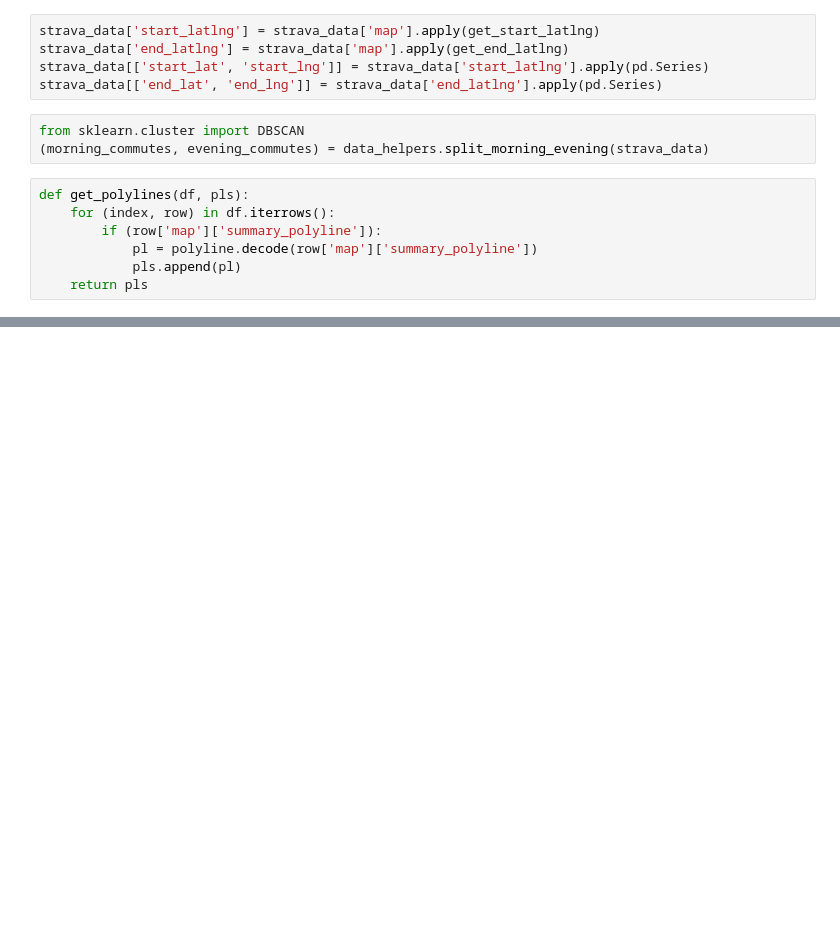
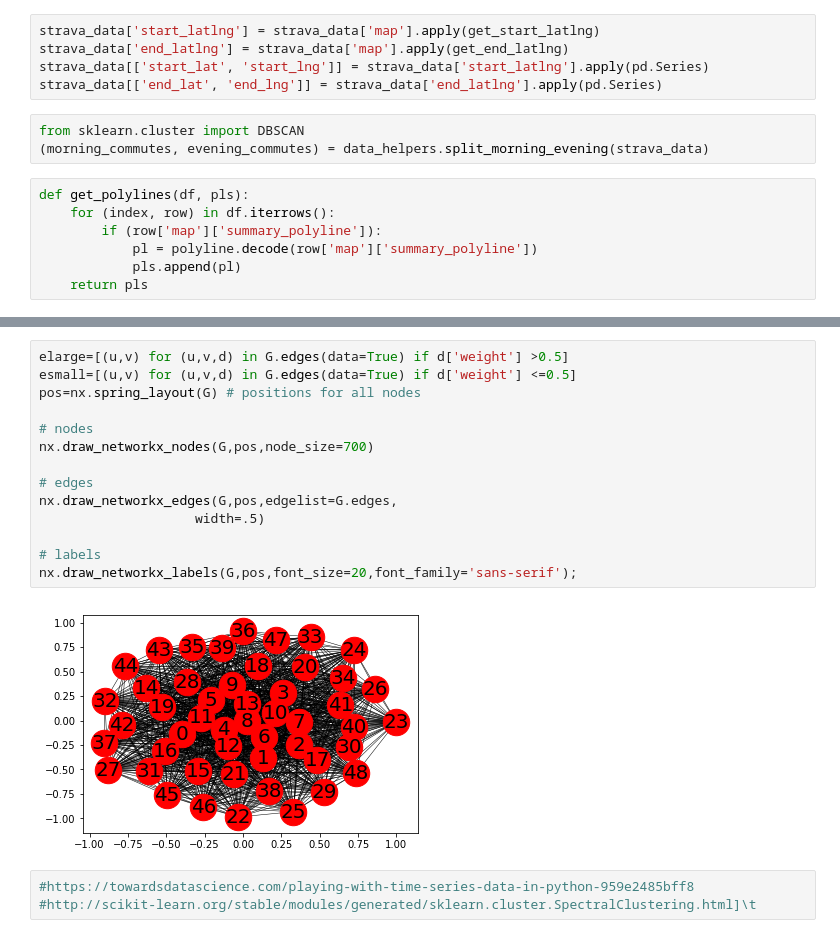
Before and after one commit to gtcooke94/commute_analysis, a Jupyter notebook: notebooks/02-fast-dtw-clustering-20180827.ipynb, the cells around one changed output, grey strips where cells are left out. Cells and saved outputs as stored; diff of their text form; blank space fills up the shorter version.

```diff
--- a/notebooks/02-fast-dtw-clustering-20180827.ipynb
+++ b/notebooks/02-fast-dtw-clustering-20180827.ipynb
@@ -81,0 +80,19 @@ TypeError: cannot do label indexing on <class 'pandas.core.indexes.numeric.Int64
+# %%
+elarge=[(u,v) for (u,v,d) in G.edges(data=True) if d['weight'] >0.5]
+esmall=[(u,v) for (u,v,d) in G.edges(data=True) if d['weight'] <=0.5]
+pos=nx.spring_layout(G) # positions for all nodes
+
+# nodes
+nx.draw_networkx_nodes(G,pos,node_size=700)
+
+# edges
+nx.draw_networkx_edges(G,pos,edgelist=G.edges,
+                    width=.5)
+
+# labels
+nx.draw_networkx_labels(G,pos,font_size=20,font_family='sans-serif');
+# %% [output]
+[figure, added]
+# %%
+#https://towardsdatascience.com/playing-with-time-series-data-in-python-959e2485bff8
+#http://scikit-learn.org/stable/modules/generated/sklearn.cluster.SpectralClustering.html]\t
```
Also changed, not shown: parts of 14 cells of this notebook, 3 other files.
